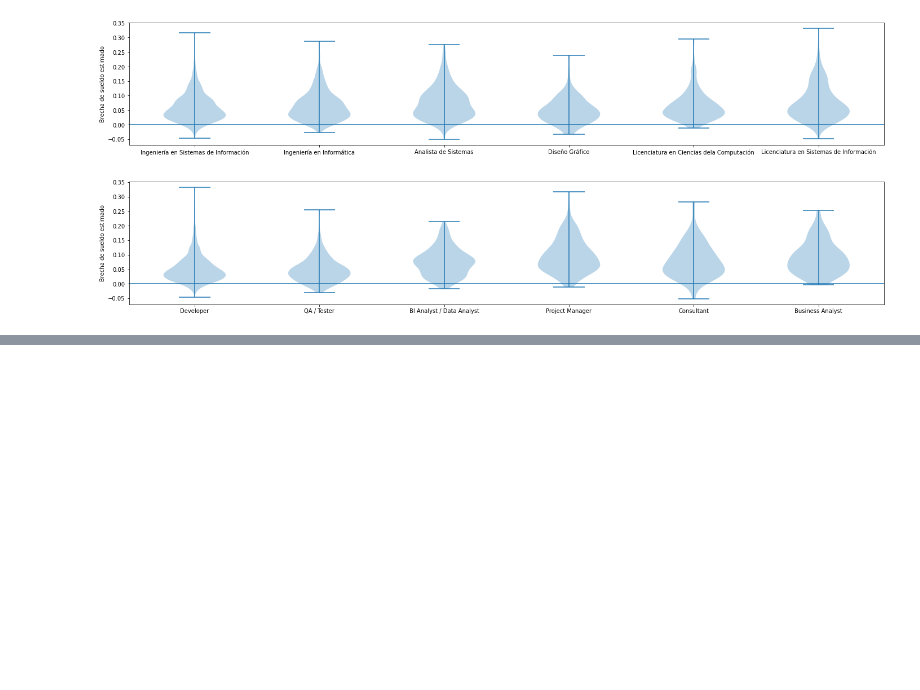
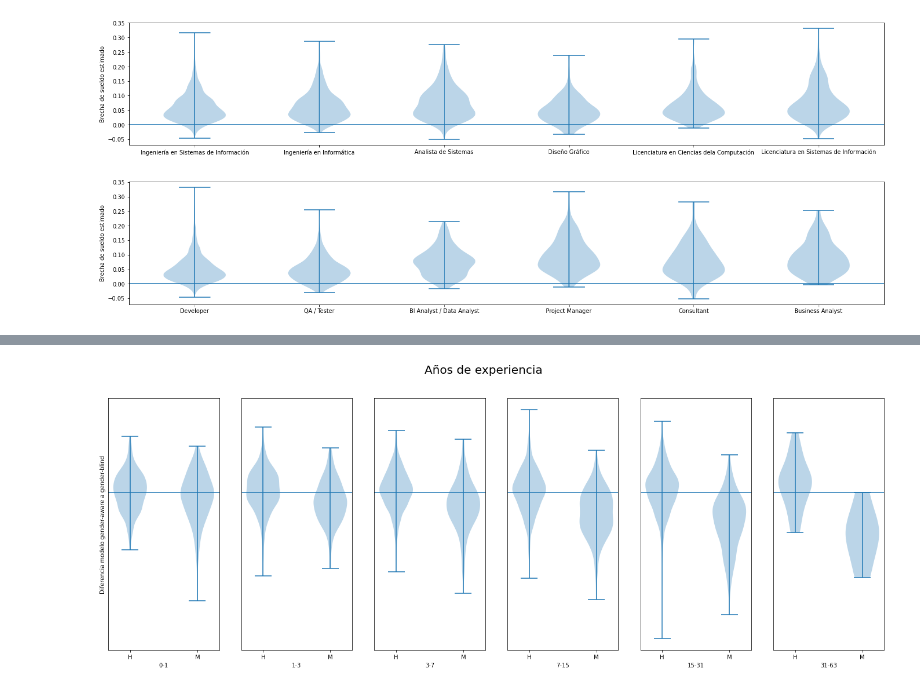
Before and after one commit to seppo0010/sysarmy-sueldos-2020.1, a Jupyter notebook: notebook/Brecha de género.ipynb, the cells around one changed output, grey strips where cells are left out. Saved outputs shown, nothing was run; the diff lists cells and outputs as text; code cells hidden in the pictures; blank space fills up the shorter version.

```diff
--- a/notebook/Brecha de género.ipynb
+++ b/notebook/Brecha de género.ipynb
@@ -458,0 +503,21 @@ ax.violinplot([
+# %%
+ax = None
+f, axs = plt.subplots(2, len(exps),figsize=(4*len(exps), 8))
+f.suptitle('Años de experiencia', fontsize=20)
+for i, exp in enumerate(exps):
+    ax = plt.subplot(1, len(exps), i+1, sharey=ax)
+    if i == 0:
+        ax.set_ylabel('Diferencia modelo gender-aware a gender-blind')
+    else:
+        ax.set_yticks([])
+    ax.set_xlabel(exp)
+    ax.set_xlabel(f'{2**exp-1}-{2**(1+exp)-1}')
+    ax.axhline()
+    ax.set_xticks([1, 2])
+    ax.set_xticklabels(['H', 'M'])
+    ax.violinplot([
+        df[(df['Me identifico'] == 'Hombre') & (df['log2(exp)'] == exp)]['e_gb_diff(salary)'].values,
+        df[(df['Me identifico'] == 'Mujer') & (df['log2(exp)'] == exp)]['e_gb_diff(salary)'].values,
+    ]);
+# %% [output]
+[figure, added]
```
Also changed, not shown: parts of 8 cells of this notebook.
